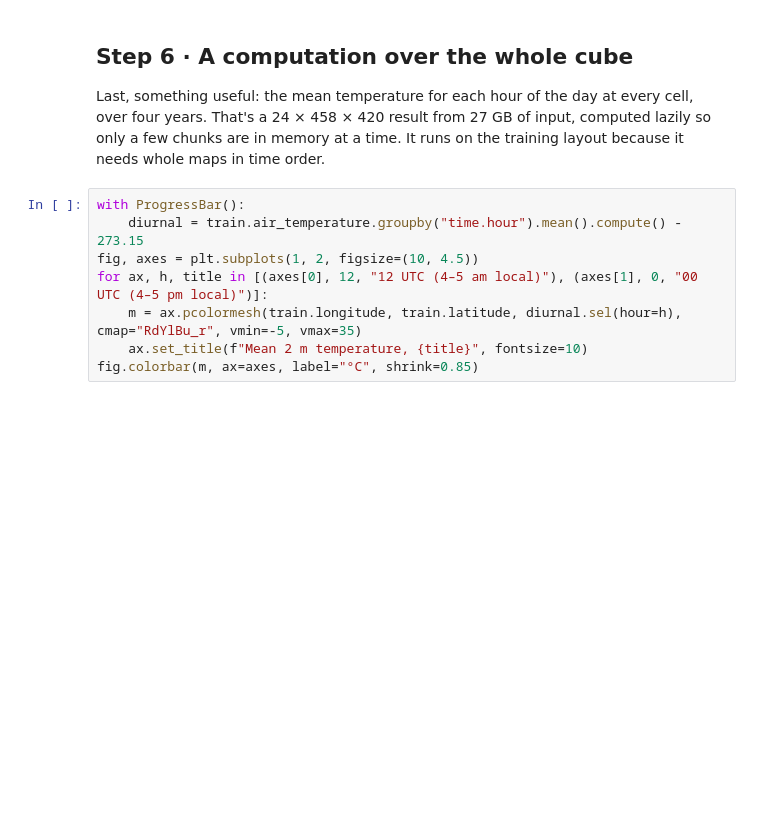
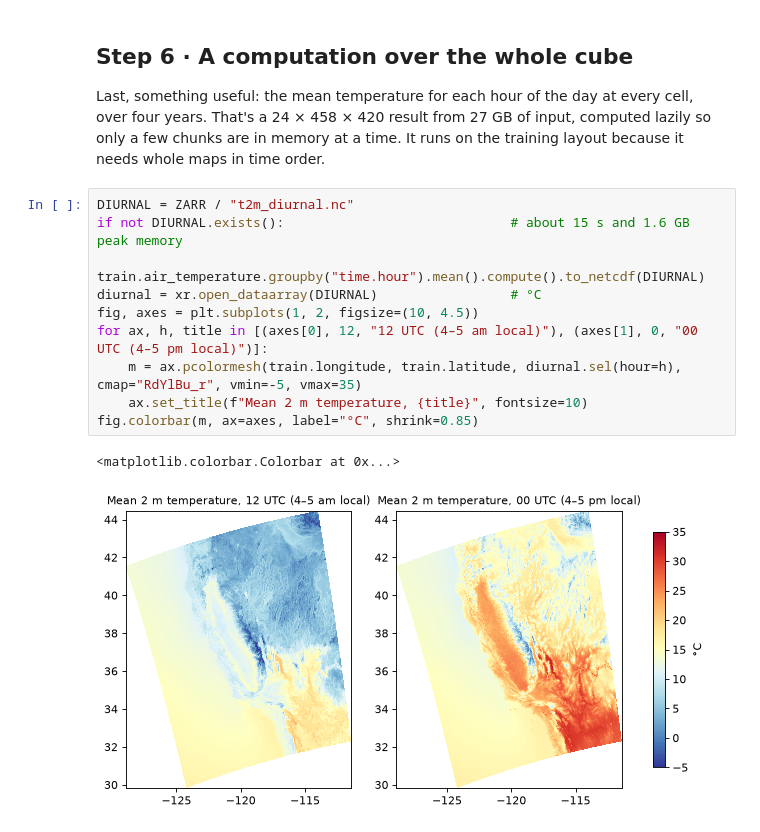
Before and after one commit to conscioustahoe/weather-data-lab, a Jupyter notebook: notebooks/11-gridded-data-at-scale.ipynb, the cells around one changed output. Saved outputs shown, nothing was run; the diff lists cells and outputs as text; blank space fills up the shorter version.

Commit message:
Run notebook 11 with a memory-bounded rechunk and finish its text

```diff
--- a/notebooks/11-gridded-data-at-scale.ipynb
+++ b/notebooks/11-gridded-data-at-scale.ipynb
@@ -116,11 +153,16 @@ print("identical to the dask result:", np.allclose(check, analysis.air_temperatu
 
 Last, something useful: the mean temperature for each hour of the day at every cell, over four years. That's a 24 × 458 × 420 result from 27 GB of input, computed lazily so only a few chunks are in memory at a time. It runs on the training layout because it needs whole maps in time order.
 # %%
-with ProgressBar():
-    diurnal = train.air_temperature.groupby("time.hour").mean().compute() - 273.15
+DIURNAL = ZARR / "t2m_diurnal.nc"
+if not DIURNAL.exists():                             # about 15 s and 1.6 GB peak memory
+    train.air_temperature.groupby("time.hour").mean().compute().to_netcdf(DIURNAL)
+diurnal = xr.open_dataarray(DIURNAL)                 # °C
 fig, axes = plt.subplots(1, 2, figsize=(10, 4.5))
 for ax, h, title in [(axes[0], 12, "12 UTC (4–5 am local)"), (axes[1], 0, "00 UTC (4–5 pm local)")]:
     m = ax.pcolormesh(train.longitude, train.latitude, diurnal.sel(hour=h), cmap="RdYlBu_r", vmin=-5, vmax=35)
     ax.set_title(f"Mean 2 m temperature, {title}", fontsize=10)
 fig.colorbar(m, ax=axes, label="°C", shrink=0.85)
+# %% [output]
+<matplotlib.colorbar.Colorbar at 0x...>
+[figure, added]
 # %% [markdown]
```
Also changed, not shown: parts of 15 cells of this notebook, 2 other files.
